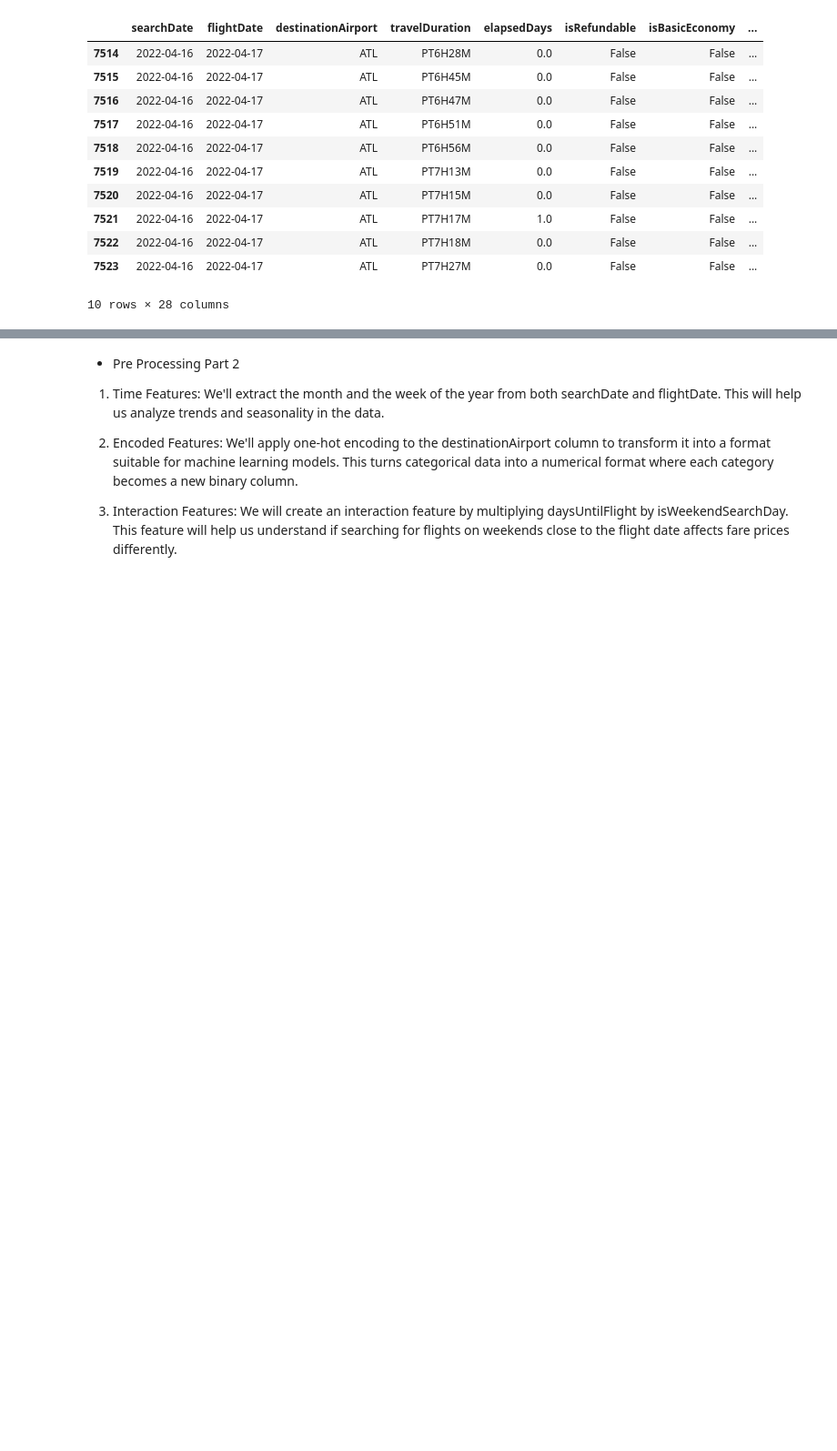
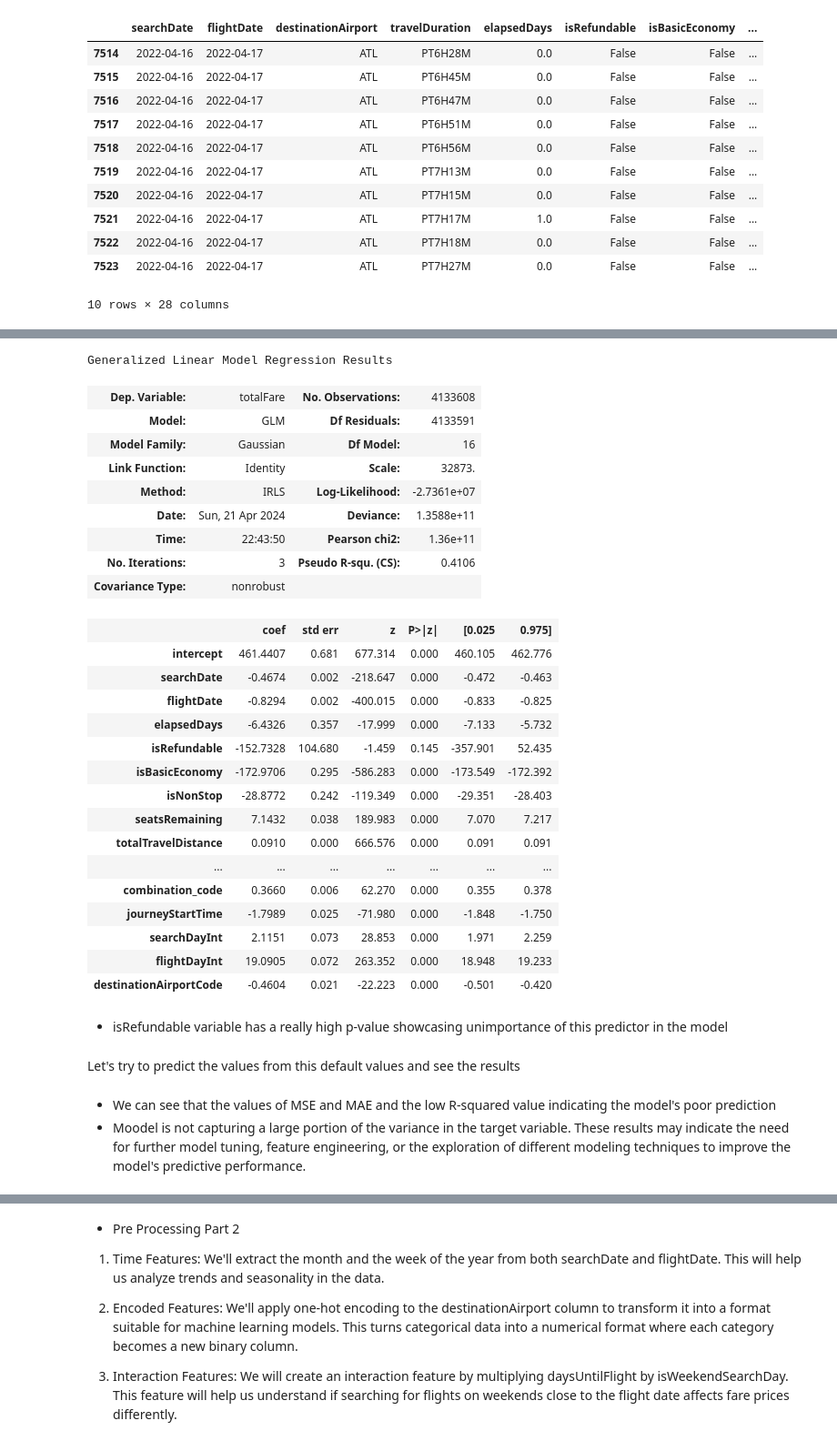
Before and after one commit to nh0397/Flight-Fare-Prediction, a Jupyter notebook: Term-project-phase2.ipynb, the cells around one changed output, grey strips where cells are left out. Shown at 91% size. Cells and saved outputs as stored; diff of their text form; code cells hidden in the pictures; blank space fills up the shorter version.

```diff
--- a/Term-project-phase2.ipynb
+++ b/Term-project-phase2.ipynb
@@ -245,0 +347,45 @@ final_dataset = pd.read_pickle('finalDataset.pkl')
+# %%
+# Here converting datetime to the day of the year for regression purposes
+train_df['searchDate'] = train_df['searchDate'].dt.dayofyear
+train_df['flightDate'] = train_df['flightDate'].dt.dayofyear
+# %%
+allvars = train_df.columns.drop(['totalFare'])
+design = MS(allvars)
+X = design.fit_transform(train_df)
+y = train_df.totalFare
+glm = sm.GLM(y,
+             X,)
+results = glm.fit()
+# %%
+results.summary()
+# %% [output]
+Generalized Linear Model Regression Results
+| Dep. Variable: | totalFare | No. Observations: | 4133608 |
+| Model: | GLM | Df Residuals: | 4133591 |
+| Model Family: | Gaussian | Df Model: | 16 |
+| Link Function: | Identity | Scale: | 32873. |
+| Method: | IRLS | Log-Likelihood: | -2.7361e+07 |
+| Date: | Sun, 21 Apr 2024 | Deviance: | 1.3588e+11 |
+| Time: | 22:43:50 | Pearson chi2: | 1.36e+11 |
+| No. Iterations: | 3 | Pseudo R-squ. (CS): | 0.4106 |
+| Covariance Type: | nonrobust |  |  |
+|  | coef | std err | z | P>|z| | [0.025 | 0.975] |
+| intercept | 461.4407 | 0.681 | 677.314 | 0.000 | 460.105 | 462.776 |
+| searchDate | -0.4674 | 0.002 | -218.647 | 0.000 | -0.472 | -0.463 |
+| flightDate | -0.8294 | 0.002 | -400.015 | 0.000 | -0.833 | -0.825 |
+| elapsedDays | -6.4326 | 0.357 | -17.999 | 0.000 | -7.133 | -5.732 |
+| isRefundable | -152.7328 | 104.680 | -1.459 | 0.145 | -357.901 | 52.435 |
+| isBasicEconomy | -172.9706 | 0.295 | -586.283 | 0.000 | -173.549 | -172.392 |
+| isNonStop | -28.8772 | 0.242 | -119.349 | 0.000 | -29.351 | -28.403 |
+| seatsRemaining | 7.1432 | 0.038 | 189.983 | 0.000 | 7.070 | 7.217 |
+| totalTravelDistance | 0.0910 | 0.000 | 666.576 | 0.000 | 0.091 | 0.091 |
+| ... | ... | ... | ... | ... | ... | ... |
+| combination_code | 0.3660 | 0.006 | 62.270 | 0.000 | 0.355 | 0.378 |
+| journeyStartTime | -1.7989 | 0.025 | -71.980 | 0.000 | -1.848 | -1.750 |
+| searchDayInt | 2.1151 | 0.073 | 28.853 | 0.000 | 1.971 | 2.259 |
+| flightDayInt | 19.0905 | 0.072 | 263.352 | 0.000 | 18.948 | 19.233 |
+| destinationAirportCode | -0.4604 | 0.021 | -22.223 | 0.000 | -0.501 | -0.420 |
+# %% [markdown]
+- isRefundable variable has a really high p-value showcasing unimportance of this predictor in the model
+# %% [markdown]
+Let's try to predict the values from this default values and see the results
@@ -245,0 +435,3 @@ final_dataset = pd.read_pickle('finalDataset.pkl')
+# %% [markdown]
+- We can see that the values of MSE and MAE and the low R-squared value indicating the model's poor prediction
+- Moodel is not capturing a large portion of the variance in the target variable. These results may indicate the need for further model tuning, feature engineering, or the exploration of different modeling techniques to improve the model's predictive performance.
```
Also changed, not shown: parts of 24 cells of this notebook, 1 other file.
